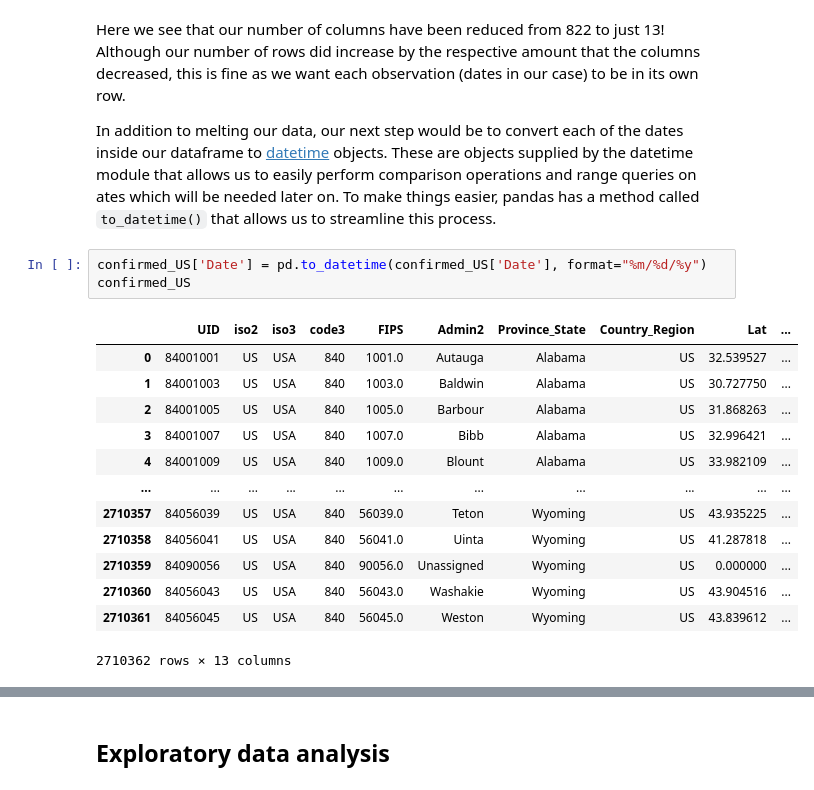
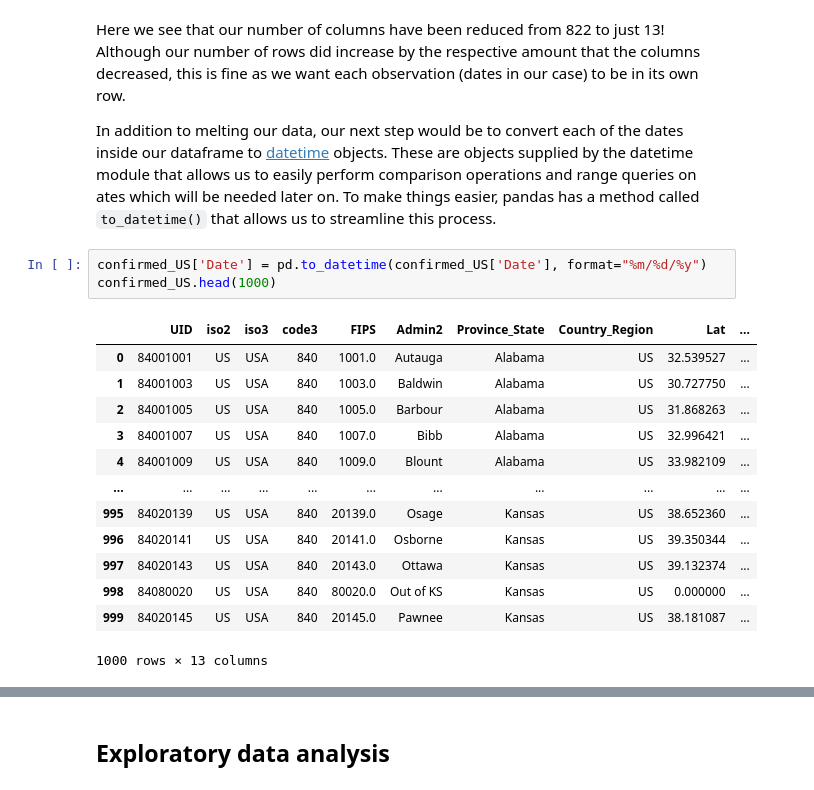
Before and after one commit to rwang0413/rwang4787.github.io, a Jupyter notebook: 320Final.ipynb, the cells around one changed output, grey strips where cells are left out. Cells and saved outputs as stored; diff of their text form.

````diff
--- a/320Final.ipynb
+++ b/320Final.ipynb
@@ -80,18 +81,18 @@ Here we see that our number of columns have been reduced from 822 to just 13! Al
 In addition to melting our data, our next step would be to convert each of the dates inside our dataframe to [datetime](https://docs.python.org/3/library/datetime.html) objects. These are objects supplied by the datetime module that allows us to easily perform comparison operations and range queries on ates which will be needed later on. To make things easier, pandas has a method called ```to_datetime()``` that allows us to streamline this process.
 # %%
 confirmed_US['Date'] = pd.to_datetime(confirmed_US['Date'], format="%m/%d/%y")
-confirmed_US
+confirmed_US.head(1000)
 # %% [output]
 |  | UID | iso2 | iso3 | code3 | FIPS | Admin2 | Province_State | Country_Region | Lat | ... |
 | 0 | 84001001 | US | USA | 840 | 1001.0 | Autauga | Alabama | US | 32.539527 | ... |
 | 1 | 84001003 | US | USA | 840 | 1003.0 | Baldwin | Alabama | US | 30.727750 | ... |
 | 2 | 84001005 | US | USA | 840 | 1005.0 | Barbour | Alabama | US | 31.868263 | ... |
 | 3 | 84001007 | US | USA | 840 | 1007.0 | Bibb | Alabama | US | 32.996421 | ... |
 | 4 | 84001009 | US | USA | 840 | 1009.0 | Blount | Alabama | US | 33.982109 | ... |
 | ... | ... | ... | ... | ... | ... | ... | ... | ... | ... | ... |
-| 2710357 | 84056039 | US | USA | 840 | 56039.0 | Teton | Wyoming | US | 43.935225 | ... |
-| 2710358 | 84056041 | US | USA | 840 | 56041.0 | Uinta | Wyoming | US | 41.287818 | ... |
-| 2710359 | 84090056 | US | USA | 840 | 90056.0 | Unassigned | Wyoming | US | 0.000000 | ... |
-| 2710360 | 84056043 | US | USA | 840 | 56043.0 | Washakie | Wyoming | US | 43.904516 | ... |
-| 2710361 | 84056045 | US | USA | 840 | 56045.0 | Weston | Wyoming | US | 43.839612 | ... |
+| 995 | 84020139 | US | USA | 840 | 20139.0 | Osage | Kansas | US | 38.652360 | ... |
+| 996 | 84020141 | US | USA | 840 | 20141.0 | Osborne | Kansas | US | 39.350344 | ... |
+| 997 | 84020143 | US | USA | 840 | 20143.0 | Ottawa | Kansas | US | 39.132374 | ... |
+| 998 | 84080020 | US | USA | 840 | 80020.0 | Out of KS | Kansas | US | 0.000000 | ... |
+| 999 | 84020145 | US | USA | 840 | 20145.0 | Pawnee | Kansas | US | 38.181087 | ... |
-2710362 rows × 13 columns
+1000 rows × 13 columns
````
Also changed, not shown: parts of 15 cells of this notebook.
